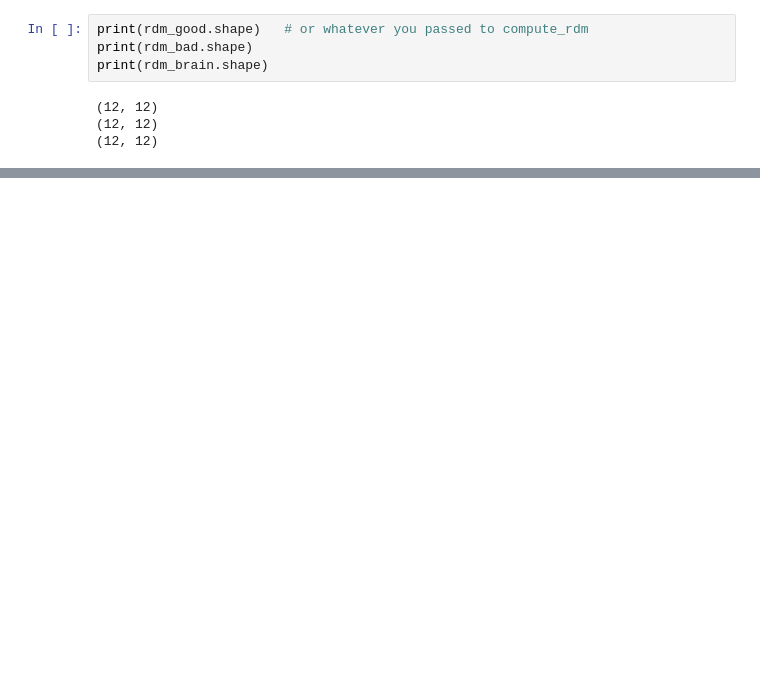
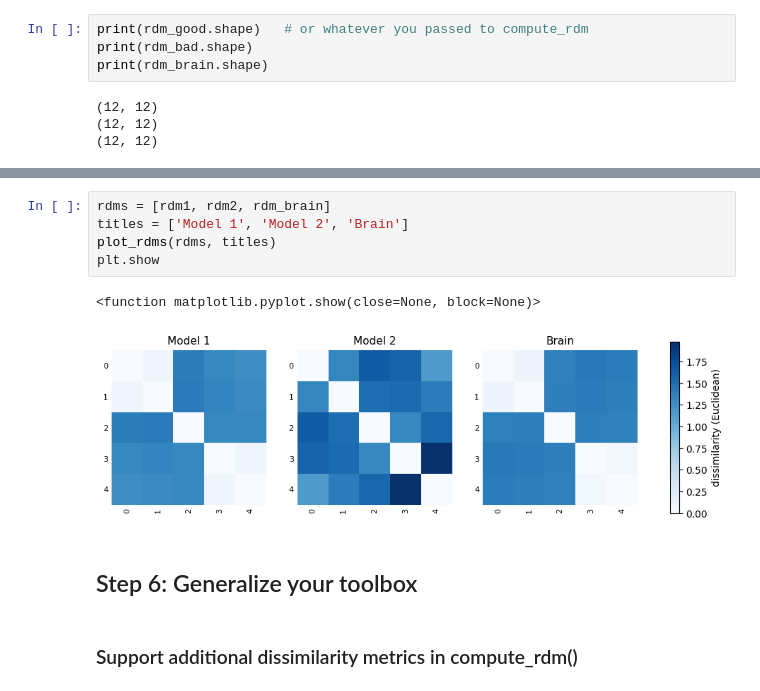
Before and after one commit to Frank03Lambert/MSMBS-Group07, a Jupyter notebook: Assignment4/practical/Practical4.ipynb, the cells around one changed output, grey strips where cells are left out. Saved outputs shown, nothing was run; the diff lists cells and outputs as text; blank space fills up the shorter version.

Commit message:
Some additions to Practical 4, only statistical tests for toolbox need to be added.

```diff
--- a/Assignment4/practical/Practical4.ipynb
+++ b/Assignment4/practical/Practical4.ipynb
@@ -148,0 +185,12 @@ plt.show()
+# %%
+rdms = [rdm1, rdm2, rdm_brain]
+titles = ['Model 1', 'Model 2', 'Brain']
+plot_rdms(rdms, titles)
+plt.show
+# %% [output]
+<function matplotlib.pyplot.show(close=None, block=None)>
+[figure, added]
+# %% [markdown]
+## Step 6: Generalize your toolbox
+# %% [markdown]
+### Support additional dissimilarity metrics in compute_rdm()
```
Also changed, not shown: parts of 21 cells of this notebook, 6 other files.
